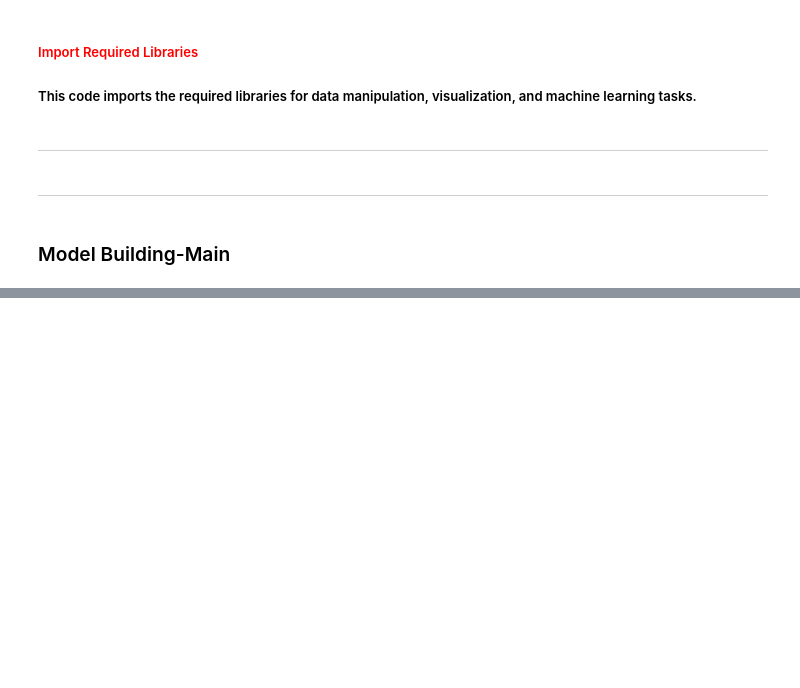
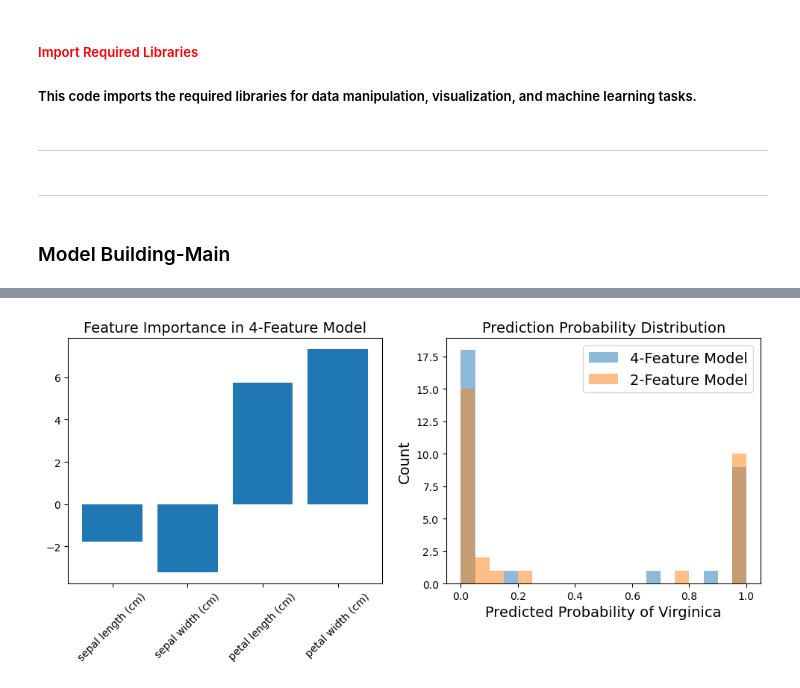
Before and after one commit to CSY2082-2425/assignment-1-ryantigi254, a Jupyter notebook: Logistic Regression/Weekly Tasks/main task/Task 1 & 2.ipynb, the cells around one changed output, grey strips where cells are left out. Cells and saved outputs as stored; diff of their text form; code cells hidden in the pictures; blank space fills up the shorter version.

Commit message:
logistic-regression: Implement comprehensive iris classification with feature analysis

```diff
--- a/Logistic Regression/Weekly Tasks/main task/Task 1 & 2.ipynb
+++ b/Logistic Regression/Weekly Tasks/main task/Task 1 & 2.ipynb
@@ -94,0 +278,85 @@ plt.rc('ytick', labelsize=10)
+# %%
+# Import required libraries
+import numpy as np
+import pandas as pd
+from sklearn.datasets import load_iris
+from sklearn.model_selection import train_test_split
+from sklearn.linear_model import LogisticRegression
+from sklearn.metrics import accuracy_score, classification_report
+import matplotlib.pyplot as plt
+import seaborn as sns
+
+# Load the iris dataset
+iris = load_iris(as_frame=True)
+
+# Prepare two versions of the dataset
+# Dataset 1: All features
+X_full = iris.data.values
+# Dataset 2: Only petal length and width (for comparison)
+X_partial = iris.data[["petal length (cm)", "petal width (cm)"]].values
+
+# Target variable (1 for virginica, 0 for others)
+y = (iris.target == 2).astype(int)
+
+# Split both datasets
+X_full_train, X_full_test, y_full_train, y_full_test = train_test_split(
+    X_full, y, test_size=0.2, random_state=42
+)
+X_partial_train, X_partial_test, y_partial_train, y_partial_test = train_test_split(
+    X_partial, y, test_size=0.2, random_state=42
+)
+
+# Train models
+# Model with all features
+full_model = LogisticRegression(C=30)
+full_model.fit(X_full_train, y_full_train)
+
+# Model with 2 features
+partial_model = LogisticRegression(C=30)
+partial_model.fit(X_partial_train, y_partial_train)
+
+# Make predictions
+y_pred_full = full_model.predict(X_full_test)
+y_pred_partial = partial_model.predict(X_partial_test)
+
+# Calculate accuracy scores
+accuracy_full = accuracy_score(y_full_test, y_pred_full)
+accuracy_partial = accuracy_score(y_partial_test, y_pred_partial)
+
+# Print results
+print("Model Performance Comparison:")
+print("-" * 50)
+print(f"4-Feature Model Accuracy: {accuracy_full:.4f}")
+print(f"2-Feature Model Accuracy: {accuracy_partial:.4f}")
+print("\nDetailed Classification Report (4-Feature Model):")
+print(classification_report(y_full_test, y_pred_full))
+print("\nDetailed Classification Report (2-Feature Model):")
+print(classification_report(y_partial_test, y_pred_partial))
+
+# Visualize feature importance (coefficients)
+plt.figure(figsize=(10, 5))
+feature_names = iris.feature_names
+coefficients = full_model.coef_[0]
+
+# Plot feature importance
+plt.subplot(1, 2, 1)
+plt.bar(feature_names, coefficients)
+plt.xticks(rotation=45)
+plt.title('Feature Importance in 4-Feature Model')
+plt.tight_layout()
+
+# Compare prediction probabilities
+prob_full = full_model.predict_proba(X_full_test)
+prob_partial = partial_model.predict_proba(X_partial_test)
+
+# Plot probability distributions
+plt.subplot(1, 2, 2)
+plt.hist(prob_full[:, 1], alpha=0.5, label='4-Feature Model', bins=20)
+plt.hist(prob_partial[:, 1], alpha=0.5, label='2-Feature Model', bins=20)
+plt.xlabel('Predicted Probability of Virginica')
+plt.ylabel('Count')
+plt.title('Prediction Probability Distribution')
+plt.legend()
+plt.tight_layout()
+plt.show()
+# %% [output]
@@ -94,0 +380 @@ plt.rc('ytick', labelsize=10)
+[figure, added]
```
Also changed, not shown: parts of 25 cells of this notebook, 1 other file.
